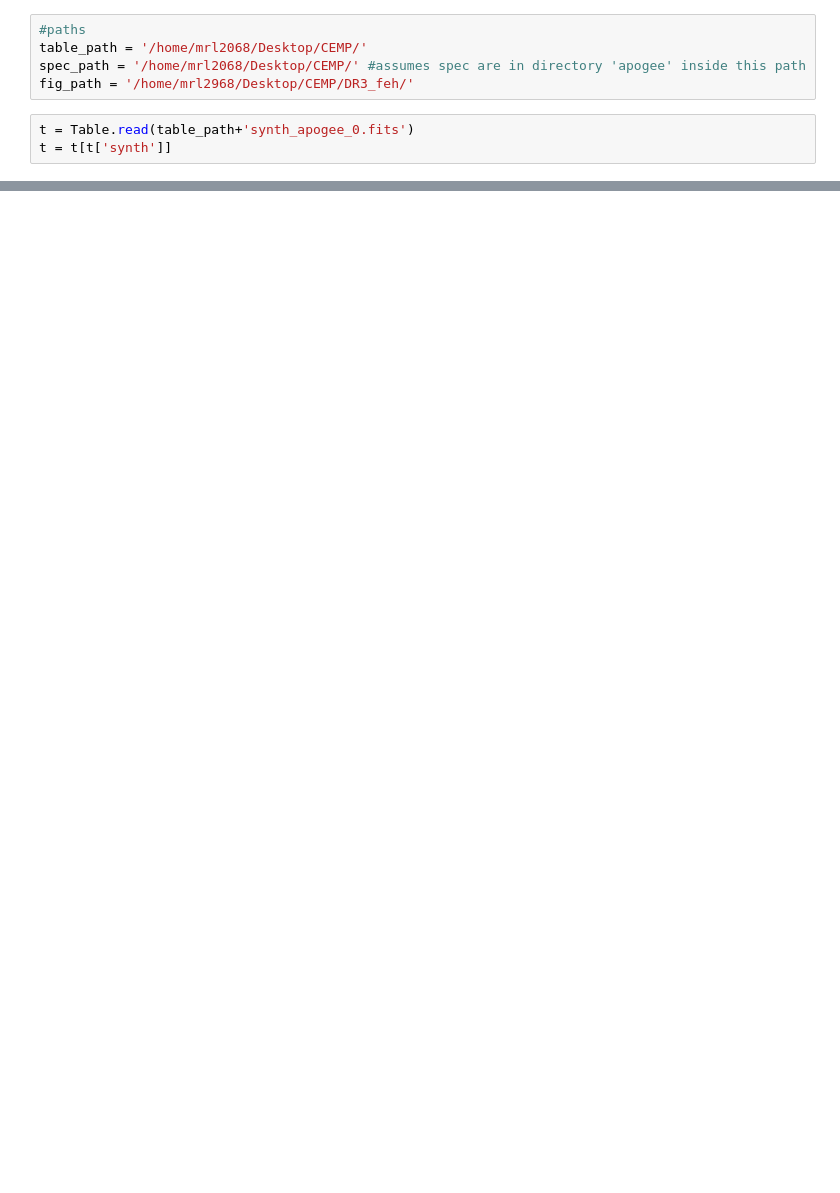
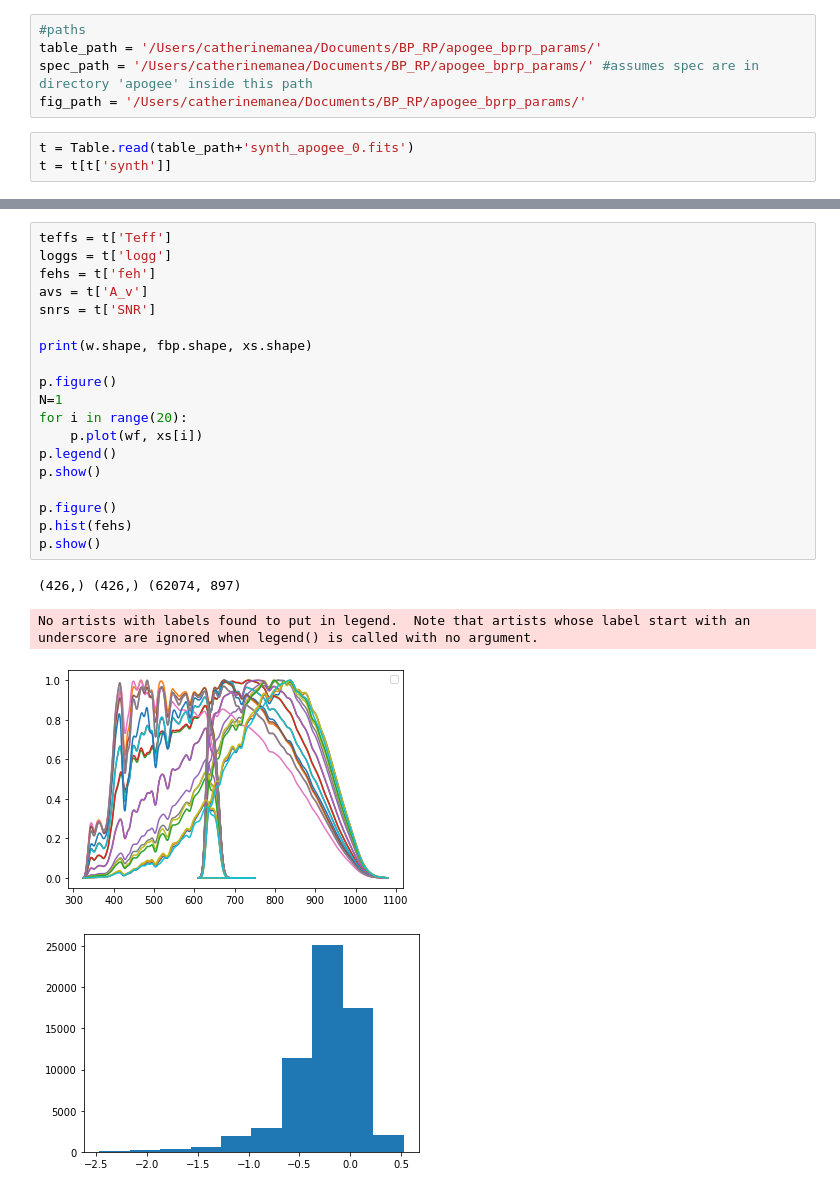
Before and after one commit to mlucey/apogee_bprp_params, a Jupyter notebook: apogee_bprp_params.ipynb, the cells around one changed output, grey strips where cells are left out. Saved outputs shown, nothing was run; the diff lists cells and outputs as text; blank space fills up the shorter version.

```diff
--- a/apogee_bprp_params.ipynb
+++ b/apogee_bprp_params.ipynb
@@ -5,8 +6,8 @@ import thecannon as tc
 # %%
 #paths
-table_path = '/home/mrl2068/Desktop/CEMP/'
-spec_path = '/home/mrl2068/Desktop/CEMP/' #assumes spec are in directory 'apogee' inside this path
-fig_path = '/home/mrl2968/Desktop/CEMP/DR3_feh/'
+table_path = '/Users/catherinemanea/Documents/BP_RP/apogee_bprp_params/'
+spec_path = '/Users/catherinemanea/Documents/BP_RP/apogee_bprp_params/' #assumes spec are in directory 'apogee' inside this path
+fig_path = '/Users/catherinemanea/Documents/BP_RP/apogee_bprp_params/'
 # %%
 t = Table.read(table_path+'synth_apogee_0.fits')
 t = t[t['synth']]
@@ -87 +140,25 @@ train_t = t[train_inds]
+# %%
+teffs = t['Teff']
+loggs = t['logg']
+fehs = t['feh']
+avs = t['A_v']
+snrs = t['SNR']
+
+print(w.shape, fbp.shape, xs.shape)
+
+p.figure()
+N=1
+for i in range(20):
+    p.plot(wf, xs[i])
+p.legend()
+p.show()
+
+p.figure()
+p.hist(fehs)
+p.show()
+# %% [output]
+(426,) (426,) (62074, 897)
+No artists with labels found to put in legend.  Note that artists whose label start with an underscore are ignored when legend() is called with no argument.
+[figure, added]
+[figure, added]
 # %%
```
Also changed, not shown: parts of 8 cells of this notebook.
